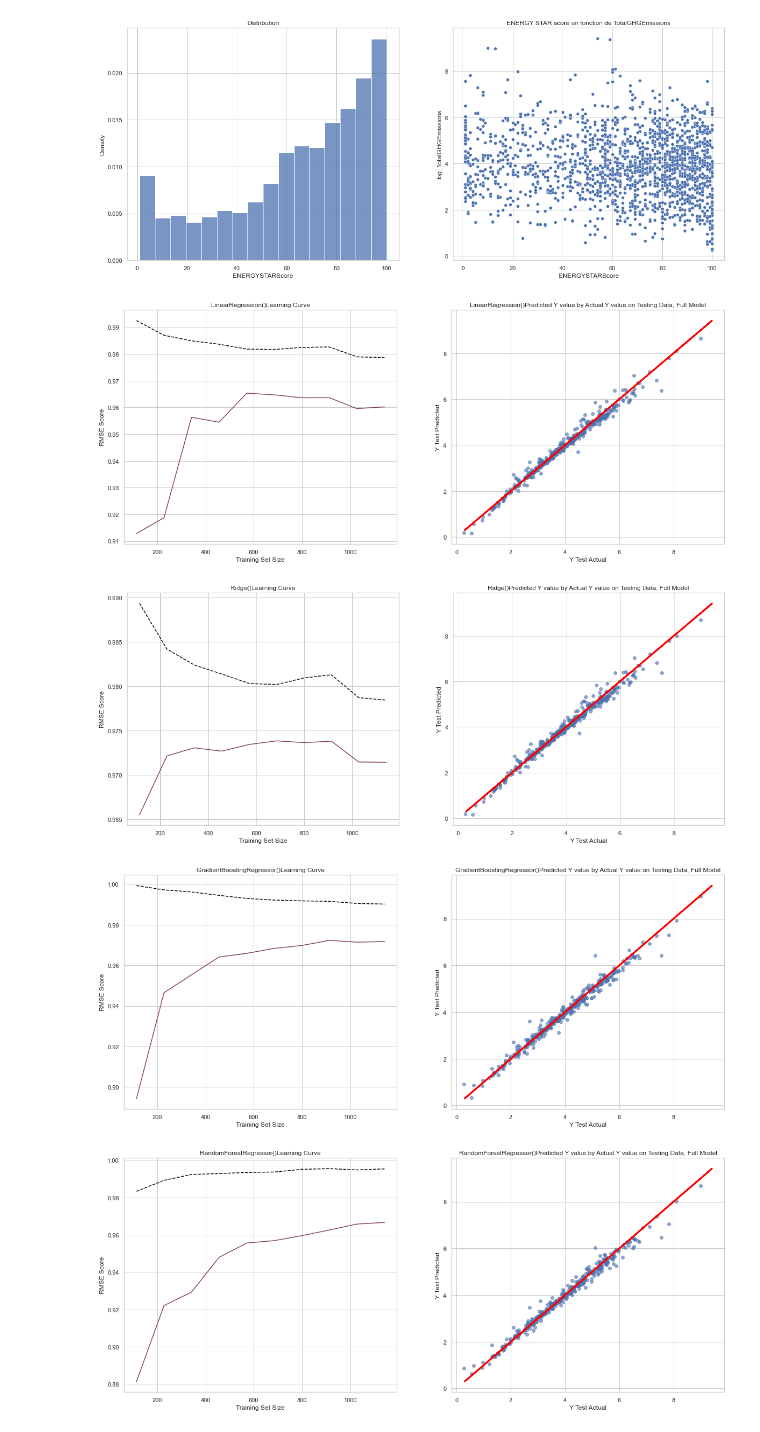
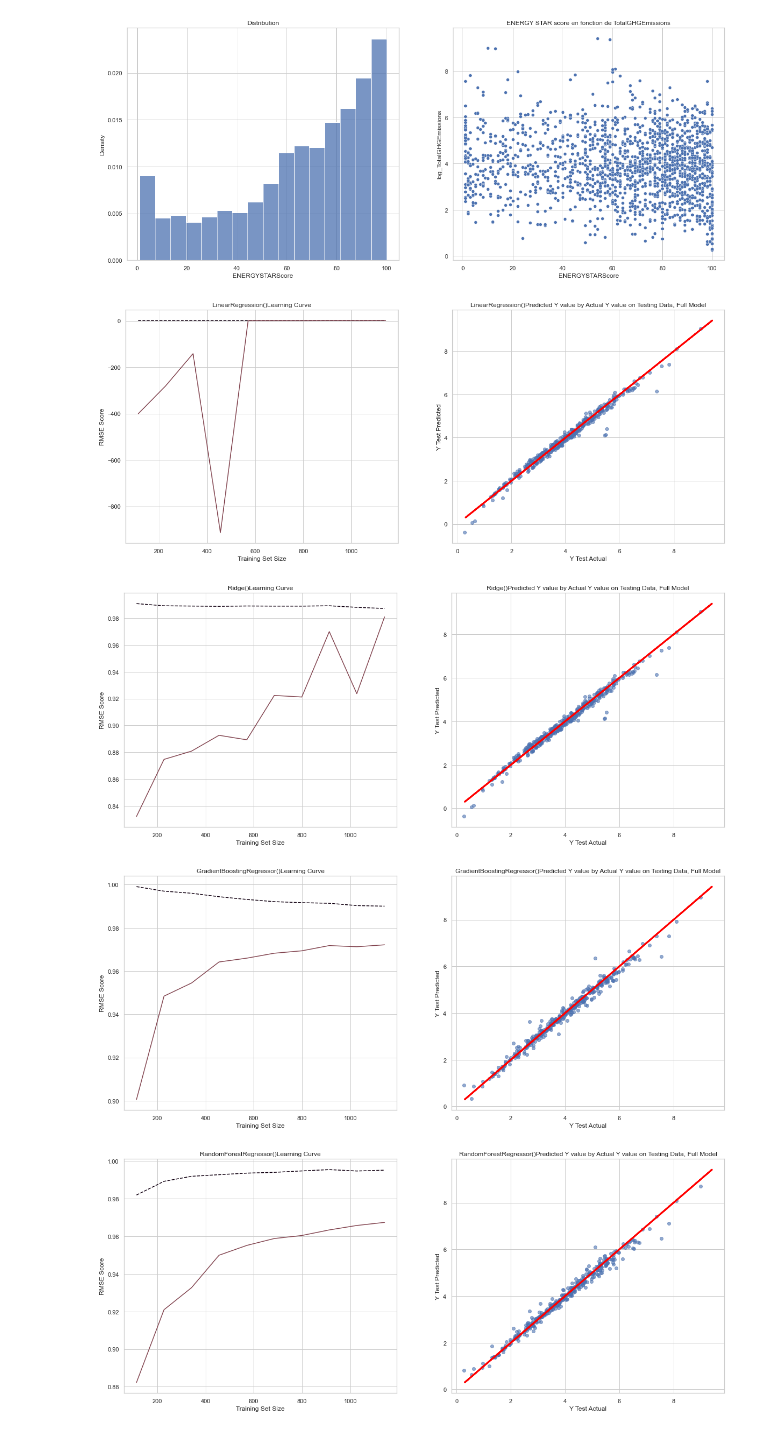
Before and after one commit to Antoine-LR/Machine-Learning, a Jupyter notebook: P3_prediction_emission.ipynb, the cells around one changed output. Cells and saved outputs as stored; diff of their text form; code cells hidden in the pictures.

```diff
--- a/P3_prediction_emission.ipynb
+++ b/P3_prediction_emission.ipynb
@@ -309,7 +297,7 @@ for feature in features_cols:
     df_log_cat.loc[mask, feature] = df_log_cat.loc[mask, gfa_col]
 # %%
 # colonne pour la surface GFA log_pourcentage_ThirdLargestPropertyUseTypeGFA
-gfa_col ='log_pourcentage_ThirdLargestPropertyUseTypeGFA'
+gfa_col ='pourcentage_ThirdLargestPropertyUseTypeGFA'
 
 # colonne pour le type de propriété
 property_col ='ThirdLargestPropertyUseType'
@@ -338,10 +326,10 @@ for feature in features_cols:
     df_log_cat.loc[mask, feature] = df_log_cat.loc[mask, gfa_col]
 # %%
 df_log_cat.drop(['LargestPropertyUseType', 'SecondLargestPropertyUseType',
-                 'ThirdLargestPropertyUseType', 'log_pourcentage_LargestPropertyUseTypeGFA',
-                 'log_pourcentage_SecondLargestPropertyUseTypeGFA',
-                 'log_pourcentage_ThirdLargestPropertyUseTypeGFA',
-                 'log_Latitude','log_Longitude','log_ENERGYSTARScore'],axis=1, inplace=True)
+                 'ThirdLargestPropertyUseType', 'pourcentage_LargestPropertyUseTypeGFA',
+                 'pourcentage_SecondLargestPropertyUseTypeGFA',
+                 'pourcentage_ThirdLargestPropertyUseTypeGFA',
+                 'ENERGYSTARScore'],axis=1, inplace=True)
 # %%
 df_log_cat.isna().sum()
 # %% [output]
@@ -442,12 +430,13 @@ for name, model in models.items():
     end_time = time.time()
     y_train_pred = model.predict(X_train)
     y_test_pred = model.predict(X_test)
+    r2 = r2_score(y_test, y_test_pred)
     tr_mae = median_absolute_error(y_train, y_train_pred)
     valid_mae = median_absolute_error(y_test, y_test_pred)
     train_rmse = mean_squared_error(y_train,y_train_pred)**0.5
     valid_rmse = mean_squared_error(y_test,y_test_pred)**0.5
     # Calcul du temps d'entraînement
     training_time = end_time - start_time
-    results[name] = [round(tr_mae,3), round(valid_mae,3), round(train_rmse,3), round(valid_rmse,3),training_time]
+    results[name] = [round(r2,3),round(tr_mae,3), round(valid_mae,3), round(train_rmse,3), round(valid_rmse,3),training_time]
     evaluation(model)
 # %% [output]
@@ -589,12 +579,13 @@ for name, model in models.items():
     end_time = time.time()
     y_train_pred = model.predict(X_train)
     y_test_pred = model.predict(X_test)
+    r2 = r2_score(y_test, y_test_pred)
     tr_mae = median_absolute_error(y_train, y_train_pred)
     valid_mae = median_absolute_error(y_test, y_test_pred)
     train_rmse = mean_squared_error(y_train,y_train_pred)**0.5
     valid_rmse = mean_squared_error(y_test,y_test_pred)**0.5
     # Calcul du temps d'entraînement
     training_time = end_time - start_time
-    results_opt[name] = [round(tr_mae,3), round(valid_mae,3), round(train_rmse,3), round(valid_rmse,3),training_time]
+    results_opt[name] = [round(r2,3),round(tr_mae,3), round(valid_mae,3), round(train_rmse,3), round(valid_rmse,3),training_time]
     evaluation(model)
 # %% [output]
@@ -670,31 +661,32 @@ def evaluation_energyscore(model):
 # %%
 # Entraîner et évaluer les modèles
 models = {'lr': LinearR,
           'ridge': Ridge,
           'GB': GardienBoostingR,
           'rfr': RFR,
           'ETR': ExtraTR}
 
 
 results_energyscore = {}
 for name, model in models.items():
     # Début de la mesure du temps
     start_time = time.time()
     model.fit(X_train, y_train)
      # Fin de la mesure du temps
     end_time = time.time()
     y_train_pred = model.predict(X_train)
     y_test_pred = model.predict(X_test)
+    r2 = r2_score(y_test, y_test_pred)
     tr_mae = median_absolute_error(y_train, y_train_pred)
     valid_mae = median_absolute_error(y_test, y_test_pred)
     train_rmse = mean_squared_error(y_train,y_train_pred)**0.5
     valid_rmse = mean_squared_error(y_test,y_test_pred)**0.5
     # Calcul du temps d'entraînement
     training_time = end_time - start_time
-    results_energyscore[name] = [round(tr_mae,3), round(valid_mae,3), round(train_rmse,3), round(valid_rmse,3),training_time]
+    results_energyscore[name] = [round(r2,3),round(tr_mae,3), round(valid_mae,3), round(train_rmse,3), round(valid_rmse,3),training_time]
     evaluation_energyscore(model)
 # %% [output]
-[figure, old version]
+[figure, new version]
-[figure, old version]
+[figure, new version]
-[figure, old version]
+[figure, new version]
 [figure]
```
Also changed, not shown: parts of 37 cells of this notebook, 1 other file.
